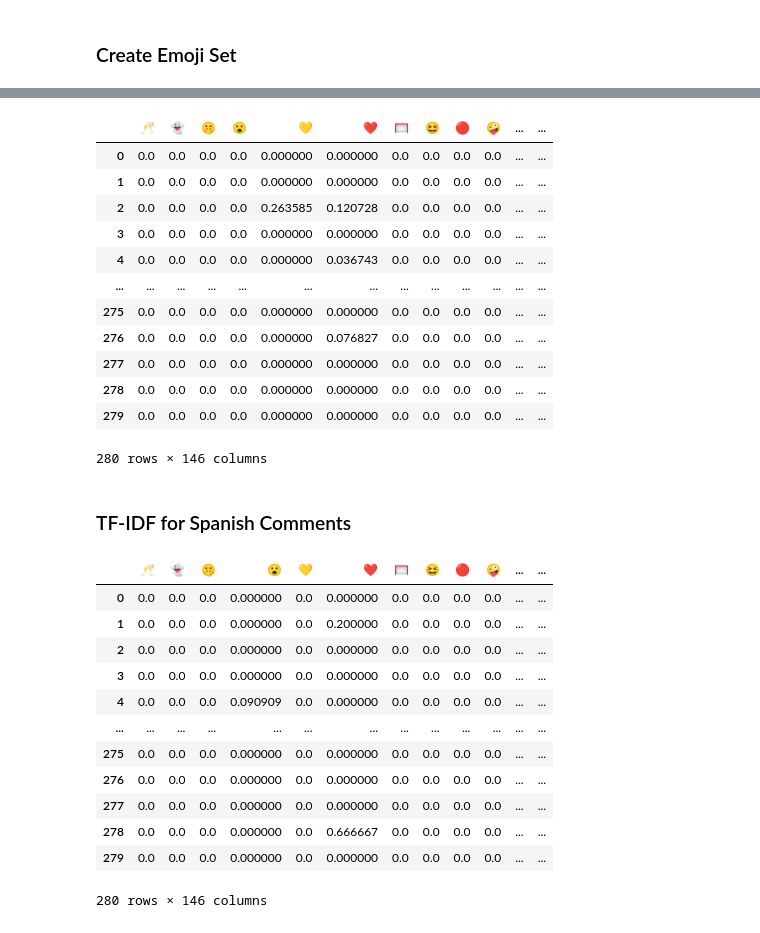
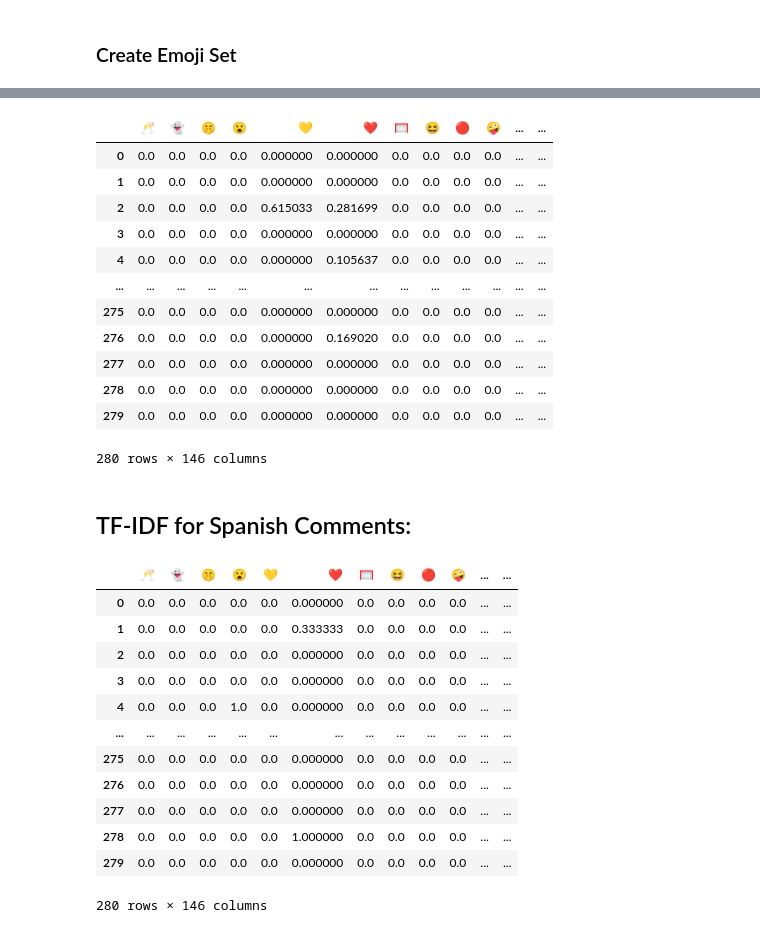
Before and after one commit to yuhsin-huang/EmojiResearch-WorldCup2022, a Jupyter notebook: 04-TF-IDF.ipynb, the cells around one changed output, grey strips where cells are left out. Drawn from its saved outputs; the diff is of its cells as text; code cells hidden in the pictures.

```diff
--- a/04-TF-IDF.ipynb
+++ b/04-TF-IDF.ipynb
@@ -40,16 +41,16 @@ en_word = en_df['word count'].tolist()
 en_emoji = en_df['emoji count'].tolist()
 en_counts = [en_word[i] + en_emoji[i] for i in range(len(en_word))] # Number of word_emoji count in the comment
 
-emoji = en_df['emoji list'].tolist()
+en_emoji_list = en_df['emoji list'].tolist()
 
 en_df_tf = pd.DataFrame(np.zeros((en_docs, n_emoji_set)), columns=emoji_set)
 
 # Compute Term Frequency (TF)
 for i in range(en_docs):
-    for e in emoji[i]:
+    for e in en_emoji_list[i]:
         if e not in emoji_set:
             continue
-        en_df_tf[e][i] = en_df_tf[e][i] + (1 / (en_counts[i]))
+        en_df_tf[e][i] = en_df_tf[e][i] + (1 / (en_emoji[i]))
 
 en_df_tf
 # en_df_tf['😂'].head(20)
@@ -75,7 +78,7 @@ for w in emoji_set:
     k = 0    # number of documents in the corpus that contain this word
 
     for i in range(en_docs):
-        if w in emoji[i]:
+        if w in en_emoji_list[i]:
             k += 1
 
     en_idf[w] =  np.log10(en_docs / (k + 1)) # k+1 to avoid division by 0
@@ -112,52 +115,52 @@ en_df_tf_idf
 |  | 🥂 | 👻 | 🤫 | 😮 | 💛 | ❤ | 🥅 | 😆 | 🔴 | 🤪 | ... | ... |
 | 0 | 0.0 | 0.0 | 0.0 | 0.0 | 0.000000 | 0.000000 | 0.0 | 0.0 | 0.0 | 0.0 | ... | ... |
 | 1 | 0.0 | 0.0 | 0.0 | 0.0 | 0.000000 | 0.000000 | 0.0 | 0.0 | 0.0 | 0.0 | ... | ... |
-| 2 | 0.0 | 0.0 | 0.0 | 0.0 | 0.263585 | 0.120728 | 0.0 | 0.0 | 0.0 | 0.0 | ... | ... |
+| 2 | 0.0 | 0.0 | 0.0 | 0.0 | 0.615033 | 0.281699 | 0.0 | 0.0 | 0.0 | 0.0 | ... | ... |
 | 3 | 0.0 | 0.0 | 0.0 | 0.0 | 0.000000 | 0.000000 | 0.0 | 0.0 | 0.0 | 0.0 | ... | ... |
-| 4 | 0.0 | 0.0 | 0.0 | 0.0 | 0.000000 | 0.036743 | 0.0 | 0.0 | 0.0 | 0.0 | ... | ... |
+| 4 | 0.0 | 0.0 | 0.0 | 0.0 | 0.000000 | 0.105637 | 0.0 | 0.0 | 0.0 | 0.0 | ... | ... |
 | ... | ... | ... | ... | ... | ... | ... | ... | ... | ... | ... | ... | ... |
 | 275 | 0.0 | 0.0 | 0.0 | 0.0 | 0.000000 | 0.000000 | 0.0 | 0.0 | 0.0 | 0.0 | ... | ... |
-| 276 | 0.0 | 0.0 | 0.0 | 0.0 | 0.000000 | 0.076827 | 0.0 | 0.0 | 0.0 | 0.0 | ... | ... |
+| 276 | 0.0 | 0.0 | 0.0 | 0.0 | 0.000000 | 0.169020 | 0.0 | 0.0 | 0.0 | 0.0 | ... | ... |
 | 277 | 0.0 | 0.0 | 0.0 | 0.0 | 0.000000 | 0.000000 | 0.0 | 0.0 | 0.0 | 0.0 | ... | ... |
 | 278 | 0.0 | 0.0 | 0.0 | 0.0 | 0.000000 | 0.000000 | 0.0 | 0.0 | 0.0 | 0.0 | ... | ... |
 | 279 | 0.0 | 0.0 | 0.0 | 0.0 | 0.000000 | 0.000000 | 0.0 | 0.0 | 0.0 | 0.0 | ... | ... |
 280 rows × 146 columns
 # %% [markdown]
-### TF-IDF for Spanish Comments
+## TF-IDF for Spanish Comments:
 # %%
 # tf: emoji occurance / word count+emoji count
 es_docs = len(es_corpus)         #·Number of comments in the corpus
 n_emoji_set = len(emoji_set) #·Number of unique emoji in the comment
 
 es_word = es_df['word count'].tolist()
 es_emoji = es_df['emoji count'].tolist()
 es_counts = [es_word[i] + es_emoji[i] for i in range(len(es_word))] # Number of word_emoji count in the comment
 
-es_emoji = es_df['emoji list'].tolist()
+es_emoji_list = es_df['emoji list'].tolist()
 
 es_df_tf = pd.DataFrame(np.zeros((es_docs, n_emoji_set)), columns=emoji_set)
 
 # Compute Term Frequency (TF)
 for i in range(es_docs):
-    for e in es_emoji[i]:
+    for e in es_emoji_list[i]:
         if e not in emoji_set:
             continue
-        es_df_tf[e][i] = es_df_tf[e][i] + (1 / (es_counts[i]))
+        es_df_tf[e][i] = es_df_tf[e][i] + (1 / es_emoji[i])
 
 es_df_tf
 # %% [output]
 |  | 🥂 | 👻 | 🤫 | 😮 | 💛 | ❤ | 🥅 | 😆 | 🔴 | 🤪 | ... | ... |
-| 0 | 0.0 | 0.0 | 0.0 | 0.000000 | 0.0 | 0.000000 | 0.0 | 0.0 | 0.0 | 0.0 | ... | ... |
-| 1 | 0.0 | 0.0 | 0.0 | 0.000000 | 0.0 | 0.200000 | 0.0 | 0.0 | 0.0 | 0.0 | ... | ... |
-| 2 | 0.0 | 0.0 | 0.0 | 0.000000 | 0.0 | 0.000000 | 0.0 | 0.0 | 0.0 | 0.0 | ... | ... |
-| 3 | 0.0 | 0.0 | 0.0 | 0.000000 | 0.0 | 0.000000 | 0.0 | 0.0 | 0.0 | 0.0 | ... | ... |
-| 4 | 0.0 | 0.0 | 0.0 | 0.090909 | 0.0 | 0.000000 | 0.0 | 0.0 | 0.0 | 0.0 | ... | ... |
+| 0 | 0.0 | 0.0 | 0.0 | 0.0 | 0.0 | 0.000000 | 0.0 | 0.0 | 0.0 | 0.0 | ... | ... |
+| 1 | 0.0 | 0.0 | 0.0 | 0.0 | 0.0 | 0.333333 | 0.0 | 0.0 | 0.0 | 0.0 | ... | ... |
+| 2 | 0.0 | 0.0 | 0.0 | 0.0 | 0.0 | 0.000000 | 0.0 | 0.0 | 0.0 | 0.0 | ... | ... |
+| 3 | 0.0 | 0.0 | 0.0 | 0.0 | 0.0 | 0.000000 | 0.0 | 0.0 | 0.0 | 0.0 | ... | ... |
+| 4 | 0.0 | 0.0 | 0.0 | 1.0 | 0.0 | 0.000000 | 0.0 | 0.0 | 0.0 | 0.0 | ... | ... |
 | ... | ... | ... | ... | ... | ... | ... | ... | ... | ... | ... | ... | ... |
-| 275 | 0.0 | 0.0 | 0.0 | 0.000000 | 0.0 | 0.000000 | 0.0 | 0.0 | 0.0 | 0.0 | ... | ... |
-| 276 | 0.0 | 0.0 | 0.0 | 0.000000 | 0.0 | 0.000000 | 0.0 | 0.0 | 0.0 | 0.0 | ... | ... |
-| 277 | 0.0 | 0.0 | 0.0 | 0.000000 | 0.0 | 0.000000 | 0.0 | 0.0 | 0.0 | 0.0 | ... | ... |
-| 278 | 0.0 | 0.0 | 0.0 | 0.000000 | 0.0 | 0.666667 | 0.0 | 0.0 | 0.0 | 0.0 | ... | ... |
-| 279 | 0.0 | 0.0 | 0.0 | 0.000000 | 0.0 | 0.000000 | 0.0 | 0.0 | 0.0 | 0.0 | ... | ... |
+| 275 | 0.0 | 0.0 | 0.0 | 0.0 | 0.0 | 0.000000 | 0.0 | 0.0 | 0.0 | 0.0 | ... | ... |
+| 276 | 0.0 | 0.0 | 0.0 | 0.0 | 0.0 | 0.000000 | 0.0 | 0.0 | 0.0 | 0.0 | ... | ... |
+| 277 | 0.0 | 0.0 | 0.0 | 0.0 | 0.0 | 0.000000 | 0.0 | 0.0 | 0.0 | 0.0 | ... | ... |
+| 278 | 0.0 | 0.0 | 0.0 | 0.0 | 0.0 | 1.000000 | 0.0 | 0.0 | 0.0 | 0.0 | ... | ... |
+| 279 | 0.0 | 0.0 | 0.0 | 0.0 | 0.0 | 0.000000 | 0.0 | 0.0 | 0.0 | 0.0 | ... | ... |
 280 rows × 146 columns
 # %%
 #idf
```
Also changed, not shown: parts of 17 cells of this notebook.
